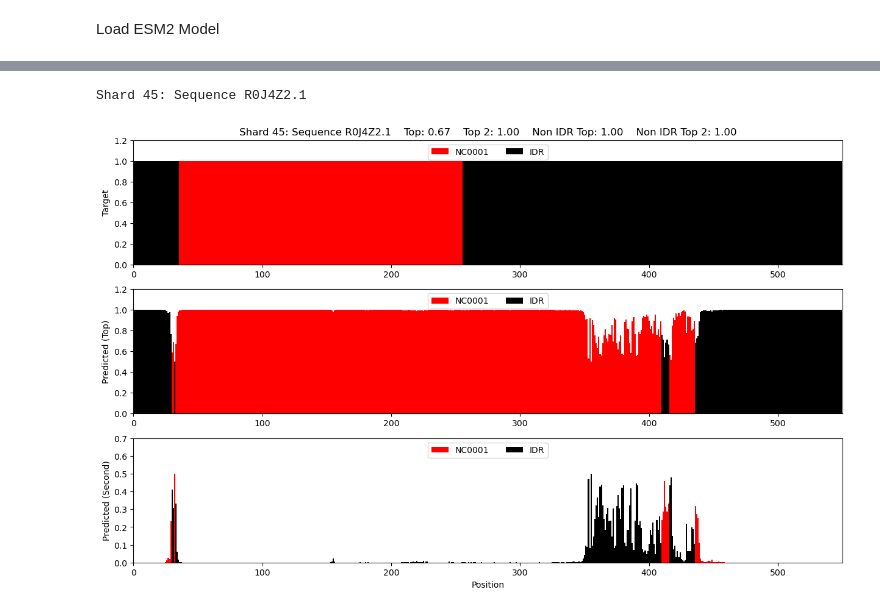
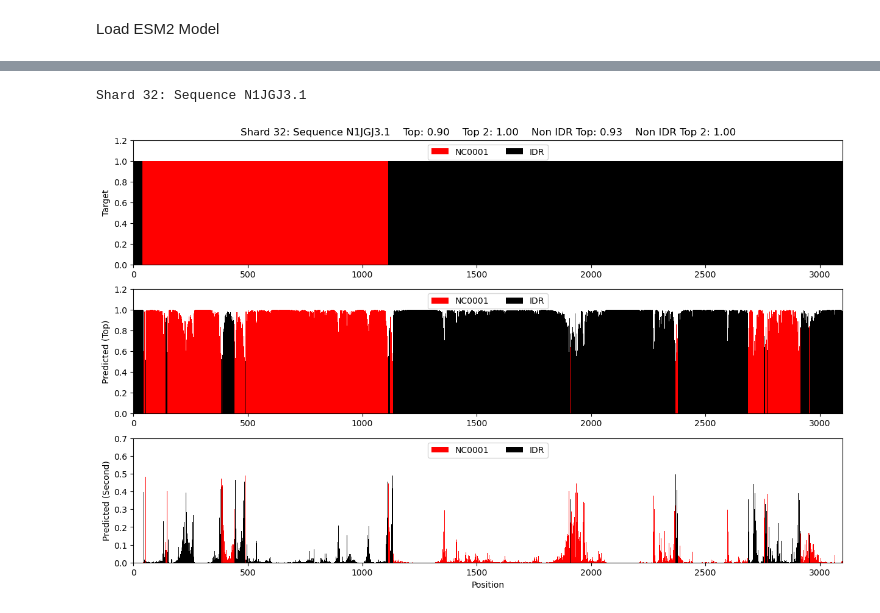
Before and after one commit to Protein-Sequence-Annotation/PSALM, a Jupyter notebook: library/test_esm.ipynb, the cells around one changed output, grey strips where cells are left out. Drawn from its saved outputs; the diff is of its cells as text; code cells hidden in the pictures.

```diff
--- a/library/test_esm.ipynb
+++ b/library/test_esm.ipynb
@@ -516,20 +513,20 @@ import visualizations as vz
 import numpy as np
 # %%
 shard = np.random.randint(1,51)
-# shard = 29
+shard = 32
 with open(f'../data/results/try_lstm_part2/predictions_esm2_t33_650M_UR50D/shard_{shard}.pkl', 'rb') as g:
         results = pickle.load(g)
 
 with open(f'../data/maps.pkl', 'rb') as g:
         maps = pickle.load(g)
 clan_map = list(maps['clan_idx'].keys())
 
 keys = list(results.keys())
 seq = keys[np.random.randint(0,len(keys))]
-# seq = 'I7MLC3.1'
+seq = 'N1JGJ3.1'
 
 print(f'Shard {shard}: Sequence {seq}')
 vz.viewSingleClan(shard, seq, results, clan_map)
 # %% [output]
-Shard 45: Sequence R0J4Z2.1
+Shard 32: Sequence N1JGJ3.1
-[figure, old version]
+[figure, new version]
```
Also changed, not shown: parts of 16 cells of this notebook, 3 other files.
